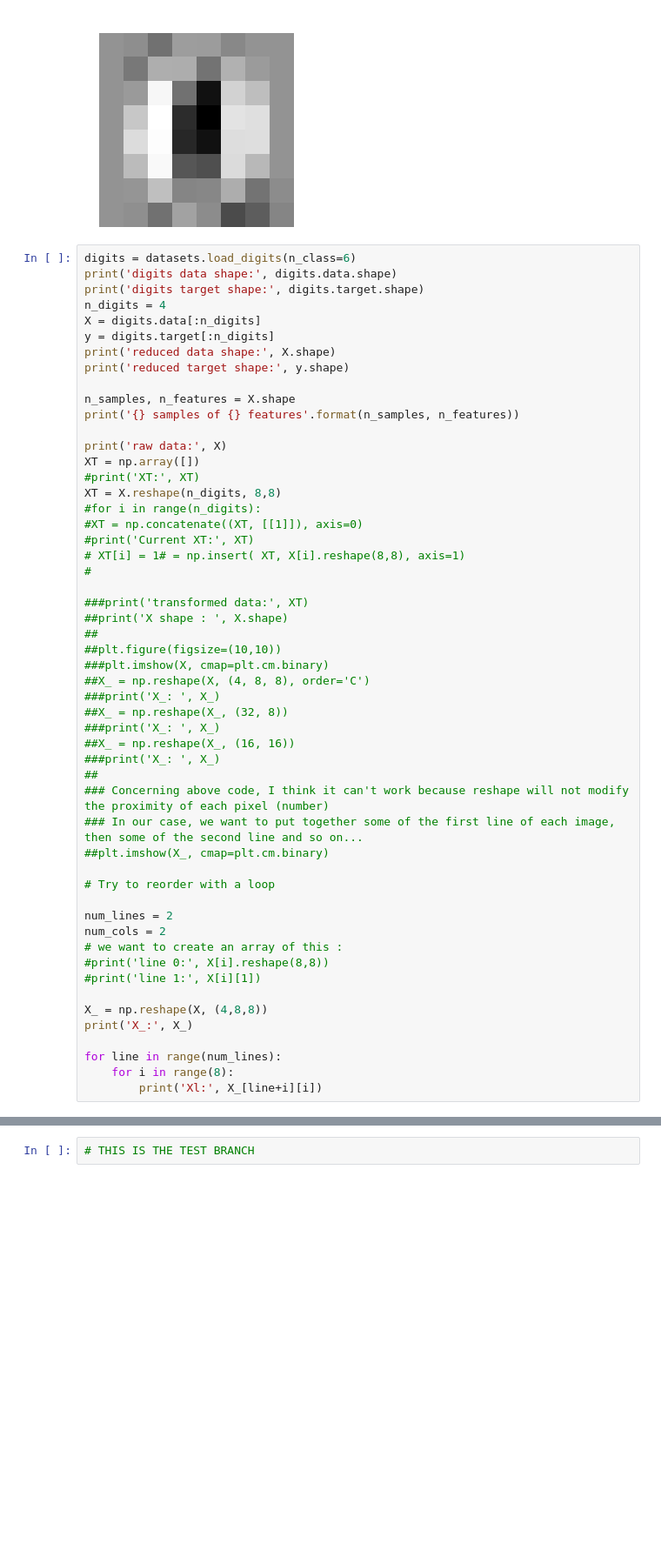
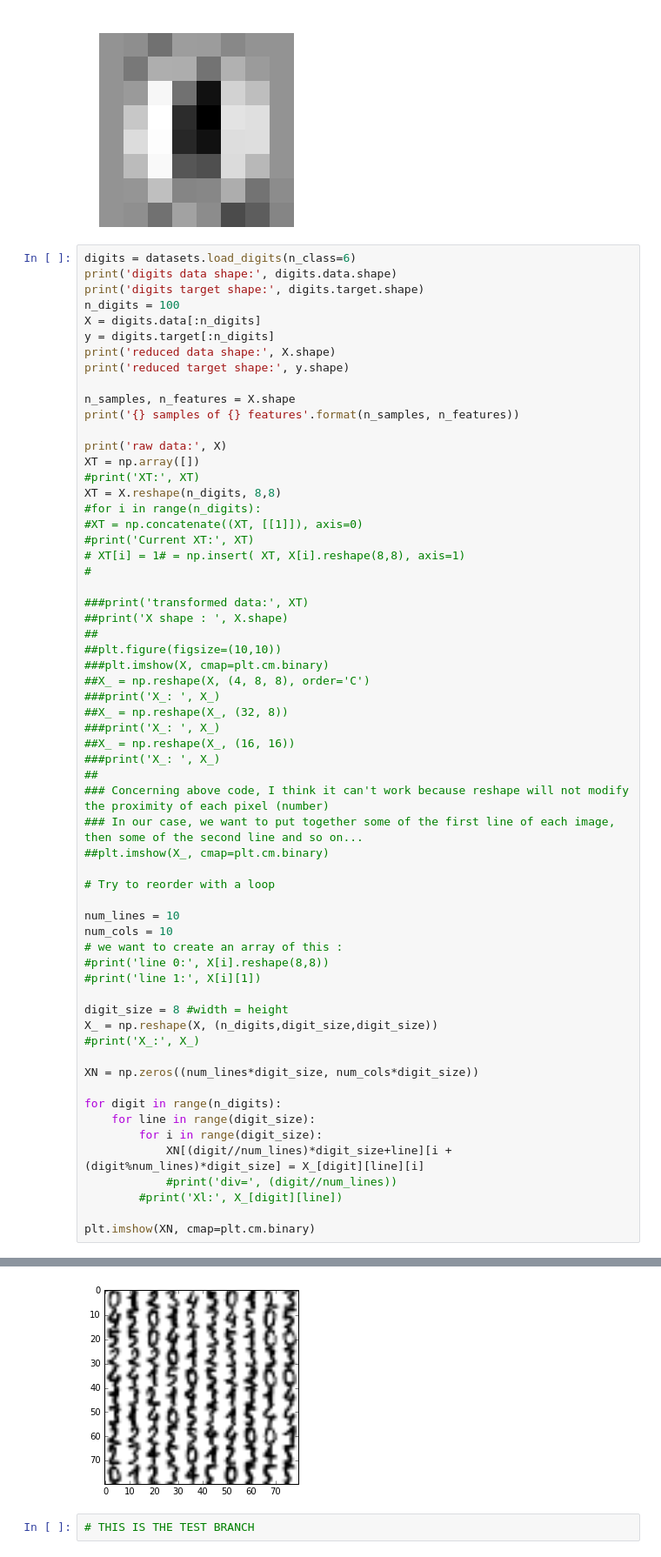
Before and after one commit to MrGreenRubato/notebooks, a Jupyter notebook: SciPy 2016 - Tutorial Part 5 - Unsupervised learning.ipynb, the cells around one changed output, grey strips where cells are left out. Shown at 87% size. Drawn from its saved outputs; the diff is of its cells as text; blank space fills up the shorter version.

```diff
--- a/SciPy 2016 - Tutorial Part 5 - Unsupervised learning.ipynb
+++ b/SciPy 2016 - Tutorial Part 5 - Unsupervised learning.ipynb
@@ -205,7 +205,7 @@ Computing PCA projection
 digits = datasets.load_digits(n_class=6)
 print('digits data shape:', digits.data.shape)
 print('digits target shape:', digits.target.shape)
-n_digits = 4
+n_digits = 100
 X = digits.data[:n_digits]
 y = digits.target[:n_digits]
 print('reduced data shape:', X.shape)
@@ -242,18 +242,26 @@ XT = X.reshape(n_digits, 8,8)
 
 # Try to reorder with a loop
 
-num_lines = 2
-num_cols = 2
+num_lines = 10
+num_cols = 10
 # we want to create an array of this :
 #print('line 0:', X[i].reshape(8,8))
 #print('line 1:', X[i][1])
 
-X_ = np.reshape(X, (4,8,8))
-print('X_:', X_)
+digit_size = 8 #width = height
+X_ = np.reshape(X, (n_digits,digit_size,digit_size))
+#print('X_:', X_)
 
-for line in range(num_lines):
-    for i in range(8):
-        print('Xl:', X_[line+i][i])
+XN = np.zeros((num_lines*digit_size, num_cols*digit_size))
+
+for digit in range(n_digits):
+    for line in range(digit_size):
+        for i in range(digit_size):
+            XN[(digit//num_lines)*digit_size+line][i + (digit%num_lines)*digit_size] = X_[digit][line][i]
+            #print('div=', (digit//num_lines))
+        #print('Xl:', X_[digit][line])
+
+plt.imshow(XN, cmap=plt.cm.binary)
 # %% [output]
 digits data shape: (1083, 64)
 digits target shape: (1083,)
@@ -275,2 +279,3 @@ Xl: [  0.   0.   0.   3.  11.  16.   9.   0.]
+[figure, added]
 # %%
 # THIS IS THE TEST BRANCH
```
Also changed, not shown: parts of 1 cell of this notebook.
